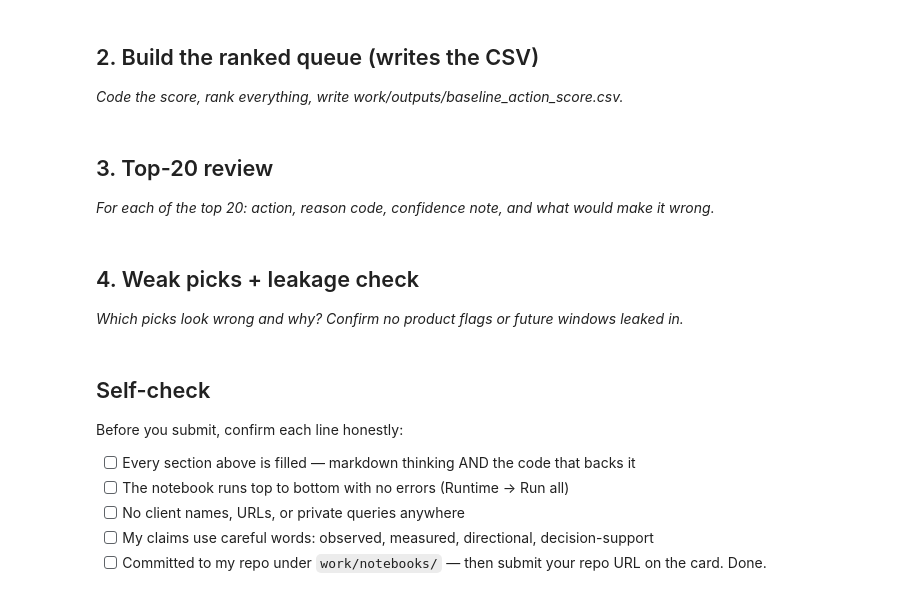
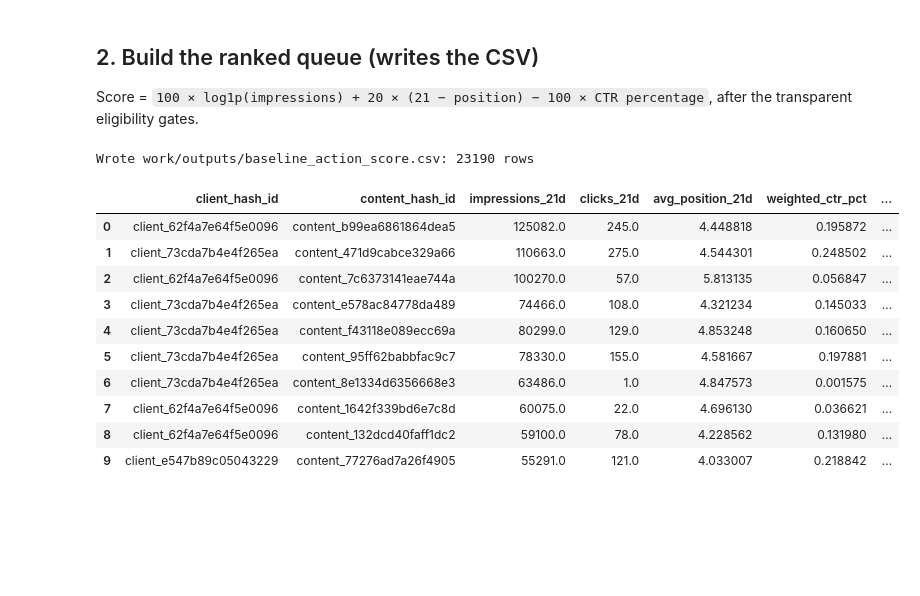
Before and after one commit to hhammza/Flyrank_ML_Internship_Hamza, a Jupyter notebook: work/notebooks/w04_baseline_score.ipynb, the cells around one changed output. Saved outputs shown, nothing was run; the diff lists cells and outputs as text; code cells hidden in the pictures; blank space fills up the shorter version.

Commit message:
Complete week four baseline and signal audits

```diff
--- a/work/notebooks/w04_baseline_score.ipynb
+++ b/work/notebooks/w04_baseline_score.ipynb
@@ -15,0 +9,21 @@ This skeleton is yours to fill. Work the sections **in order** — each one has
+# %%
+from pathlib import Path
+import os, duckdb, pandas as pd, numpy as np
+p=list((Path.home()/'.cache'/'huggingface'/'hub').rglob('fact_content_daily_performance/month=2026-03/data_0.parquet'))
+if p: path=str(p[0])
+else:
+    try:
+        from google.colab import userdata; token=userdata.get('HF_TOKEN')
+    except Exception: token=os.environ.get('HF_TOKEN') or os.environ.get('HUGGINGFACE_HUB_TOKEN')
+    if not token: raise RuntimeError('Set HF_TOKEN as a Colab Secret or environment variable; never paste it here.')
+    from huggingface_hub import hf_hub_download
+    path=hf_hub_download('FlyRank/internship-warehouse','fact_content_daily_performance/month=2026-03/data_0.parquet',repo_type='dataset',token=token)
+con=duckdb.connect(); safe=path.replace("'","''"); con.execute(f"CREATE VIEW march AS SELECT * FROM read_parquet('{safe}')")
+sql="""SELECT client_hash_id,content_hash_id,SUM(gsc_impressions) impressions_21d,SUM(gsc_clicks) clicks_21d,SUM(gsc_sum_position)/NULLIF(SUM(gsc_impressions),0) avg_position_21d FROM march WHERE report_date BETWEEN DATE '2026-03-01' AND DATE '2026-03-21' AND gsc_data_available IS TRUE GROUP BY 1,2 HAVING SUM(gsc_impressions)>0"""
+d=con.sql(sql).df(); d['weighted_ctr_pct']=100*d.clicks_21d/d.impressions_21d; print('Decision snapshot items:',len(d))
+d['position_bucket']=pd.cut(d.avg_position_21d,[0,3,5,10,20,1e9],labels=['1-3','4-5','6-10','11-20','21+'])
+s1=d.groupby('position_bucket',observed=True).agg(n=('content_hash_id','size'),impressions=('impressions_21d','sum'),clicks=('clicks_21d','sum')).assign(weighted_ctr_pct=lambda x:100*x.clicks/x.impressions).reset_index()
+print('Signal 1, CTR vs position (FlyRank CTR-fix flag): CONFIRMED — CTR falls down the results; n shown.'); display(s1)
+d['volume_bucket']=pd.cut(d.impressions_21d,[0,99,499,1999,9999,float('inf')],labels=['1-99','100-499','500-1,999','2,000-9,999','10,000+'])
+s2=d.groupby('volume_bucket',observed=True).agg(n=('content_hash_id','size'),median_clicks_21d=('clicks_21d','median'),total_clicks=('clicks_21d','sum')).reset_index()
+print('Signal 2, volume (quick-win priority): CONFIRMED — visibility buckets contain more observed clicks; priority not causal lift.'); display(s2)
@@ -16,4 +46,4 @@ This skeleton is yours to fill. Work the sections **in order** — each one has
 # %% [markdown]
 ## 2. Build the ranked queue (writes the CSV)
 
-*Code the score, rank everything, write work/outputs/baseline_action_score.csv.*
+Score = `100 × log1p(impressions) + 20 × (21 − position) − 100 × CTR percentage`, after the transparent eligibility gates.
@@ -23,4 +49,0 @@ This skeleton is yours to fill. Work the sections **in order** — each one has
-# %% [markdown]
-## 3. Top-20 review
-
-*For each of the top 20: action, reason code, confidence note, and what would make it wrong.*
@@ -30,4 +49,0 @@ This skeleton is yours to fill. Work the sections **in order** — each one has
-# %% [markdown]
-## 4. Weak picks + leakage check
-
-*Which picks look wrong and why? Confirm no product flags or future windows leaked in.*
@@ -37,10 +50,18 @@ This skeleton is yours to fill. Work the sections **in order** — each one has
-# %% [markdown]
-## Self-check
-
-Before you submit, confirm each line honestly:
-
-- [ ] Every section above is filled — markdown thinking AND the code that backs it
-- [ ] The notebook runs top to bottom with no errors (Runtime → Run all)
-- [ ] No client names, URLs, or private queries anywhere
-- [ ] My claims use careful words: observed, measured, directional, decision-support
-- [ ] Committed to my repo under `work/notebooks/` — then submit your repo URL on the card. Done.
+# %%
+ok=(d.impressions_21d>=500)&d.avg_position_21d.between(4,20)&(d.weighted_ctr_pct<.5)
+q=d.loc[ok,['client_hash_id','content_hash_id','impressions_21d','clicks_21d','avg_position_21d','weighted_ctr_pct']].copy(); q['baseline_action_score']=100*np.log1p(q.impressions_21d)+20*(21-q.avg_position_21d)-100*q.weighted_ctr_pct
+q['reason_code']='visible_low_ctr_position_opportunity'; q['action_label']='review_title_snippet_and_intent'; q=q.sort_values('baseline_action_score',ascending=False).reset_index(drop=True); q['baseline_rank']=q.index+1
+out=Path.cwd()/'work'/'outputs'; out.mkdir(parents=True,exist_ok=True); q.to_csv(out/'baseline_action_score.csv',index=False); print('Wrote work/outputs/baseline_action_score.csv:',len(q),'rows'); display(q.head(10))
+# %% [output]
+Wrote work/outputs/baseline_action_score.csv: 23190 rows
+|  | client_hash_id | content_hash_id | impressions_21d | clicks_21d | avg_position_21d | weighted_ctr_pct | ... |
+| 0 | client_62f4a7e64f5e0096 | content_b99ea6861864dea5 | 125082.0 | 245.0 | 4.448818 | 0.195872 | ... |
+| 1 | client_73cda7b4e4f265ea | content_471d9cabce329a66 | 110663.0 | 275.0 | 4.544301 | 0.248502 | ... |
+| 2 | client_62f4a7e64f5e0096 | content_7c6373141eae744a | 100270.0 | 57.0 | 5.813135 | 0.056847 | ... |
+| 3 | client_73cda7b4e4f265ea | content_e578ac84778da489 | 74466.0 | 108.0 | 4.321234 | 0.145033 | ... |
+| 4 | client_73cda7b4e4f265ea | content_f43118e089ecc69a | 80299.0 | 129.0 | 4.853248 | 0.160650 | ... |
+| 5 | client_73cda7b4e4f265ea | content_95ff62babbfac9c7 | 78330.0 | 155.0 | 4.581667 | 0.197881 | ... |
+| 6 | client_73cda7b4e4f265ea | content_8e1334d6356668e3 | 63486.0 | 1.0 | 4.847573 | 0.001575 | ... |
+| 7 | client_62f4a7e64f5e0096 | content_1642f339bd6e7c8d | 60075.0 | 22.0 | 4.696130 | 0.036621 | ... |
+| 8 | client_62f4a7e64f5e0096 | content_132dcd40faff1dc2 | 59100.0 | 78.0 | 4.228562 | 0.131980 | ... |
+| 9 | client_e547b89c05043229 | content_77276ad7a26f4905 | 55291.0 | 121.0 | 4.033007 | 0.218842 | ... |
```
Also changed, not shown: parts of 14 cells of this notebook, 1 other file.
